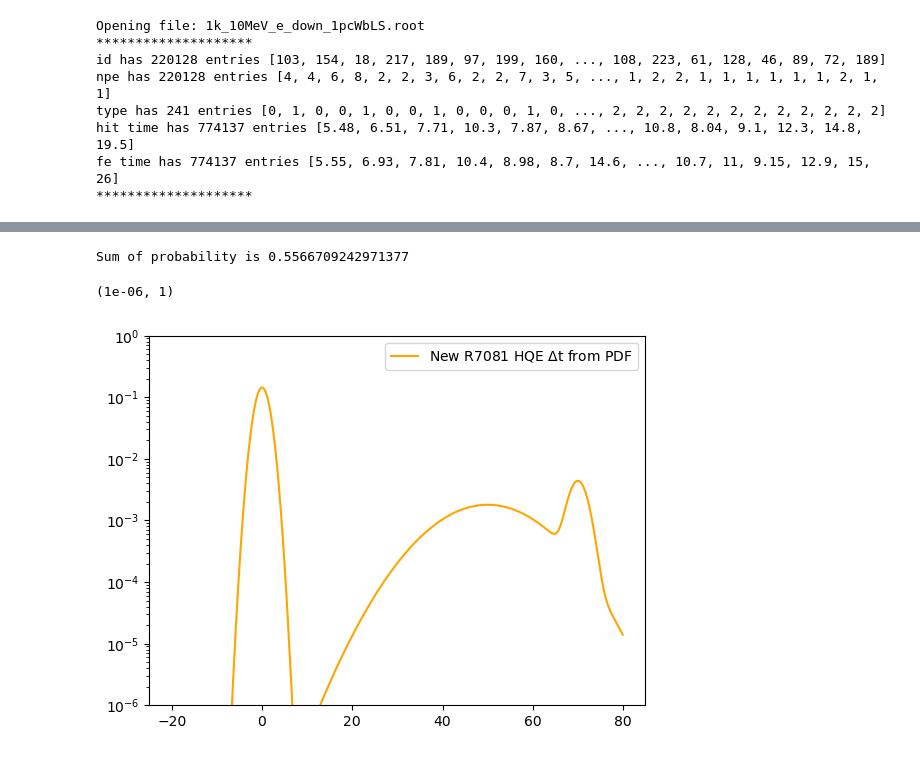
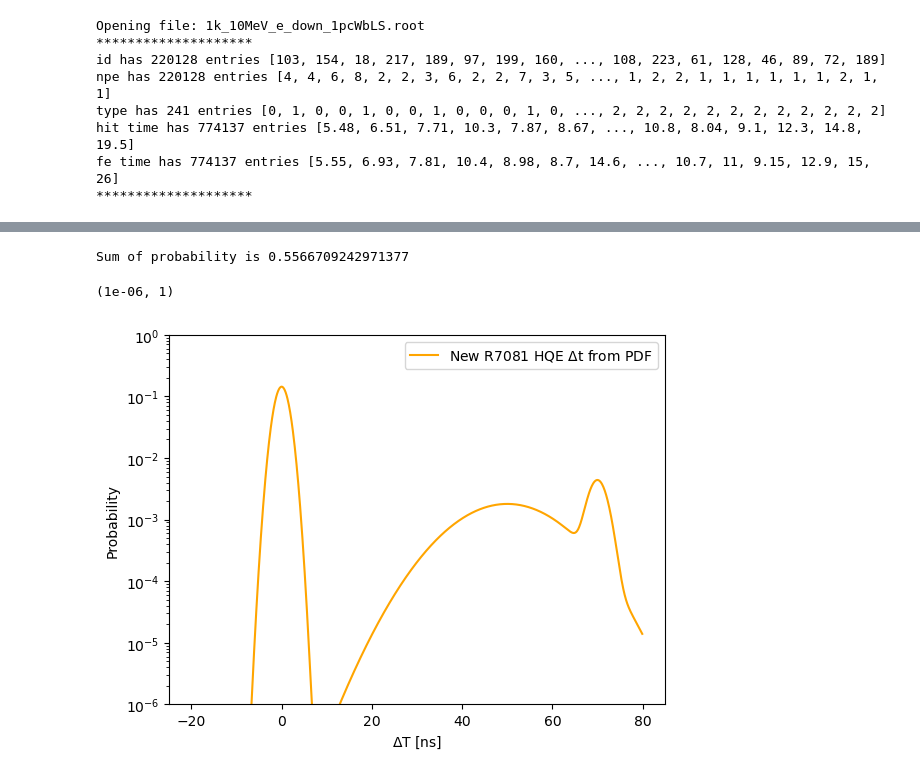
Before and after one commit to hbjamin/eos_pmt_timing, a Jupyter notebook: validation/validation.ipynb, the cells around one changed output, grey strips where cells are left out. Saved outputs shown, nothing was run; the diff lists cells and outputs as text; code cells hidden in the pictures.

```diff
--- a/validation/validation.ipynb
+++ b/validation/validation.ipynb
@@ -168,14 +176,16 @@ prob_r7081_old=[ 4.93629671886e-15 , 5.32612775326e-15 , 5.74612024813e-15 , 6.1
 
 sum=0
 for i in prob_r7081_old:
     sum+=i*0.1 #multiply by bin width
 print('Sum of probability is',sum)
 
 plt.plot(time_r7081_old,prob_r7081_old,label='New R7081 HQE $\Delta$t from PDF',color='orange')
+plt.ylabel('Probability')
+plt.xlabel('$\Delta$T [ns]')
 plt.yscale('log')
 plt.legend()
 plt.ylim(1e-6,1)
 # %% [output]
 Sum of probability is 0.5566709242971377
 (1e-06, 1)
-[figure, old version]
+[figure, new version]
```
Also changed, not shown: parts of 4 cells of this notebook.
